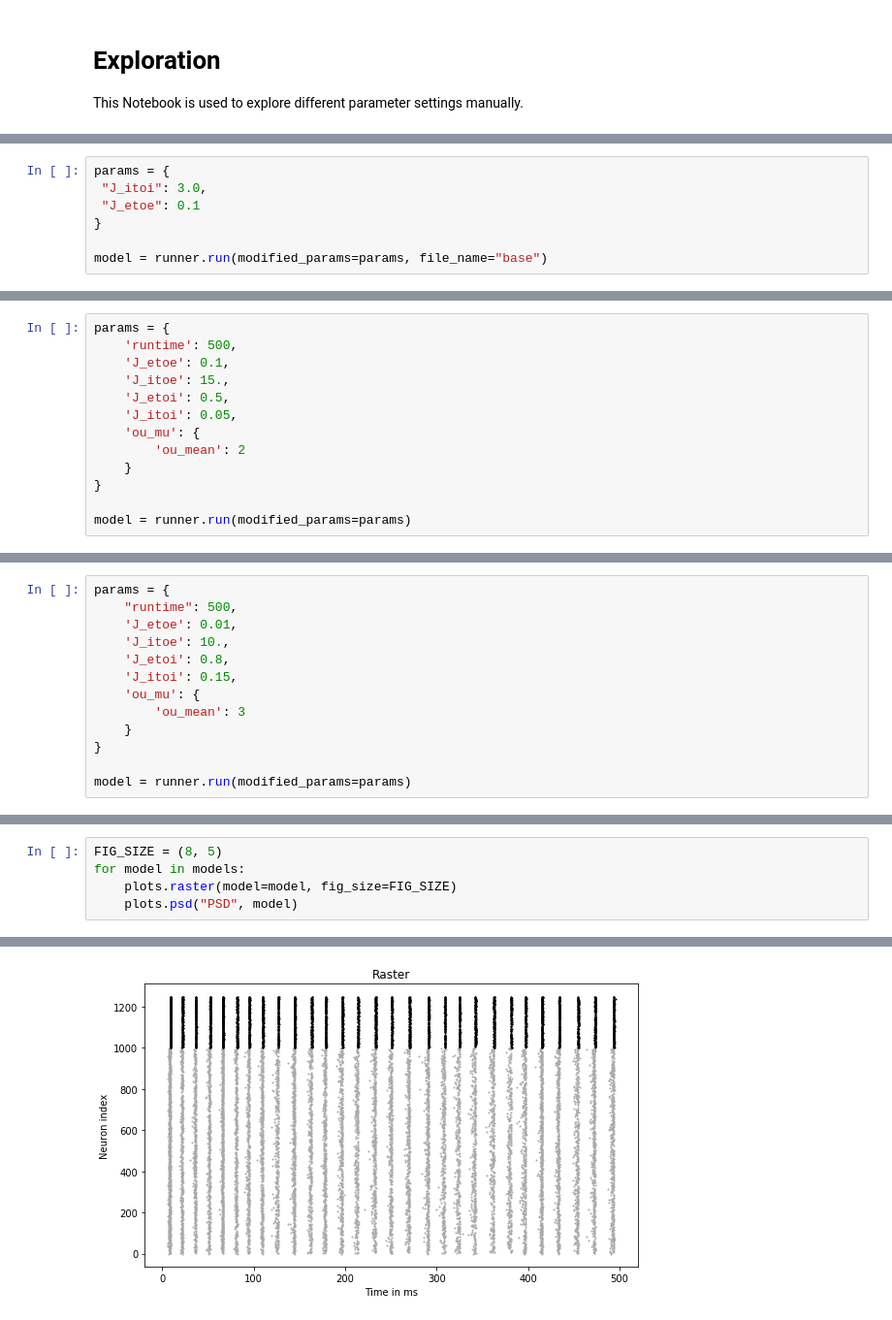
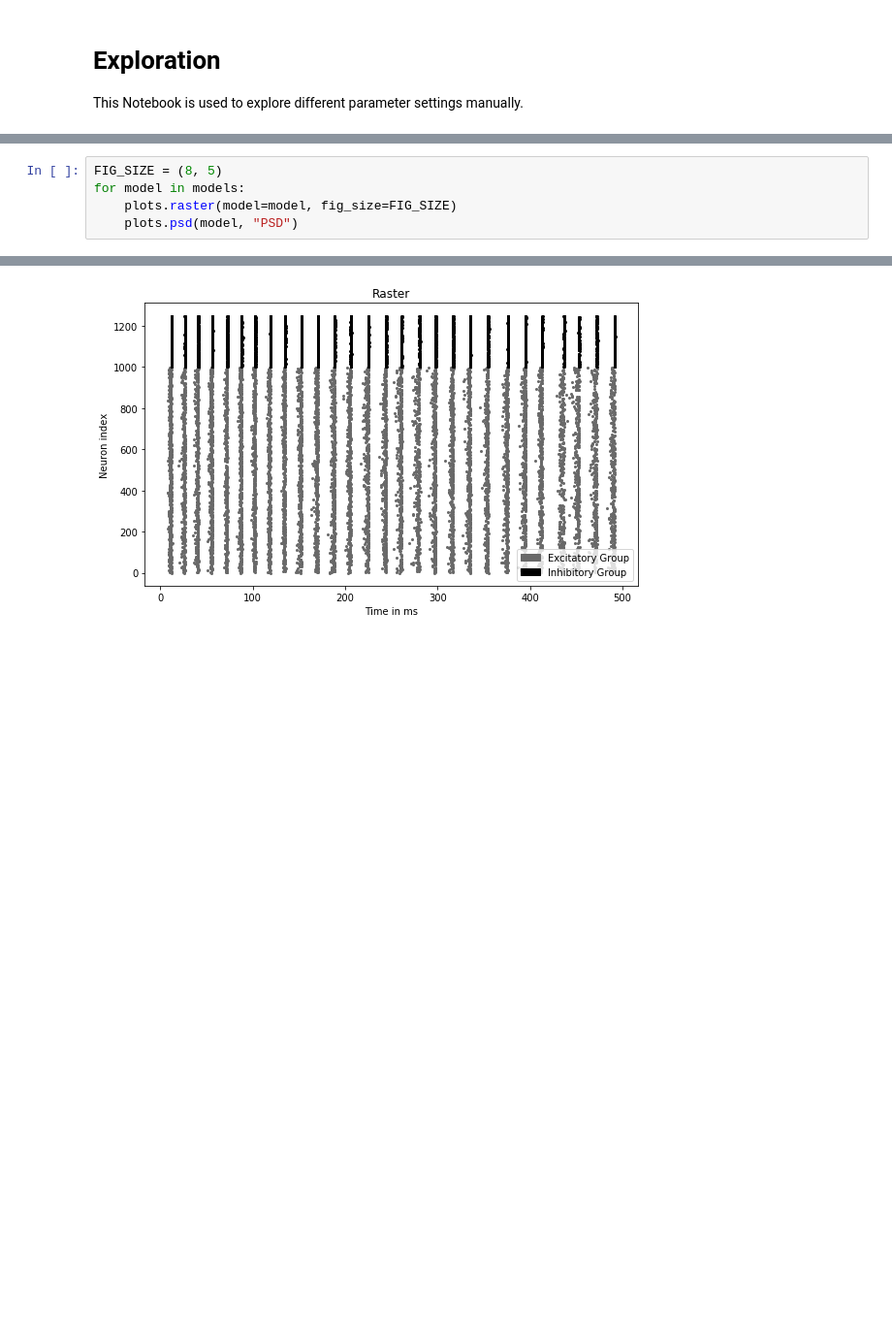
Before and after one commit to ChristophMetzner/Synchronization-by-Uncorrelated-Noise, a Jupyter notebook: notebooks/single_network_exploration.ipynb, the cells around one changed output, grey strips where cells are left out. Shown at 97% size. Saved outputs shown, nothing was run; the diff lists cells and outputs as text; blank space fills up the shorter version.

Commit message:
Fix relevant notebooks and improve plotting

```diff
--- a/notebooks/single_network_exploration.ipynb
+++ b/notebooks/single_network_exploration.ipynb
@@ -22,7 +13,0 @@ No hyperbursts, no anomalies.
-# %%
-params = {
- "J_itoi": 3.0,
- "J_etoe": 0.1
-}
-
-model = runner.run(modified_params=params, file_name="base")
@@ -64,13 +37,0 @@ PSD shows peak frequency around 30-40H Hz.
-# %%
-params = {
-    'runtime': 500,
-    'J_etoe': 0.1,
-    'J_itoe': 15.,
-    'J_etoi': 0.5,
-    'J_itoi': 0.05,
-    'ou_mu': {
-        'ou_mean': 2
-    }
-}
-
-model = runner.run(modified_params=params)
@@ -97,13 +37,0 @@ Generate PSD plot ...
-# %%
-params = {
-    "runtime": 500,
-    'J_etoe': 0.01,
-    'J_itoe': 10.,
-    'J_etoi': 0.8,
-    'J_itoi': 0.15,
-    'ou_mu': {
-        'ou_mean': 3
-    }
-}
-
-model = runner.run(modified_params=params)
@@ -177,11 +64,11 @@ runtime: 6.8
 # %%
 FIG_SIZE = (8, 5)
 for model in models:
     plots.raster(model=model, fig_size=FIG_SIZE)
-    plots.psd("PSD", model)
+    plots.psd(model, "PSD")
 # %% [output]
 Generate PSD plot ...
 Generate PSD plot ...
 Generate PSD plot ...
 Generate PSD plot ...
-[figure, old version]
+[figure, new version]
```
Also changed, not shown: parts of 14 cells of this notebook, 15 other files.
